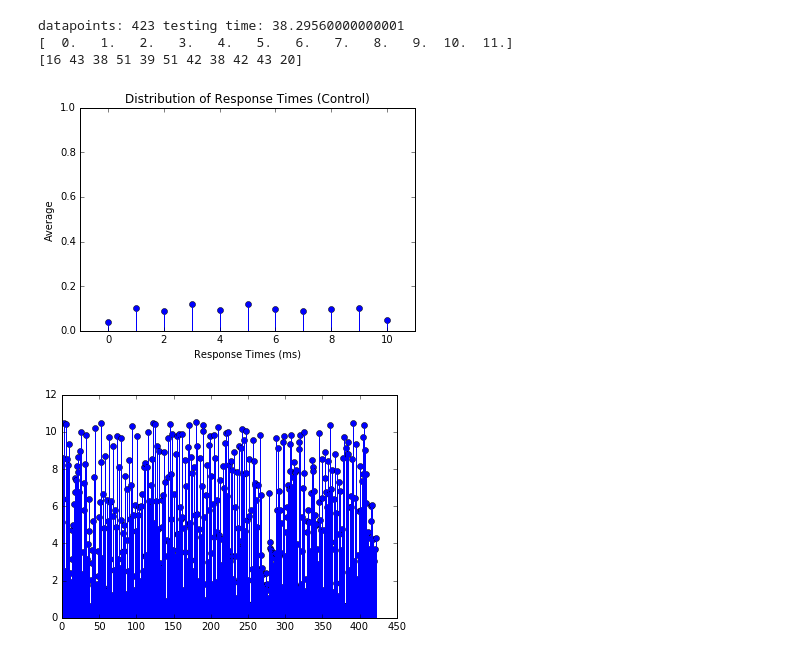
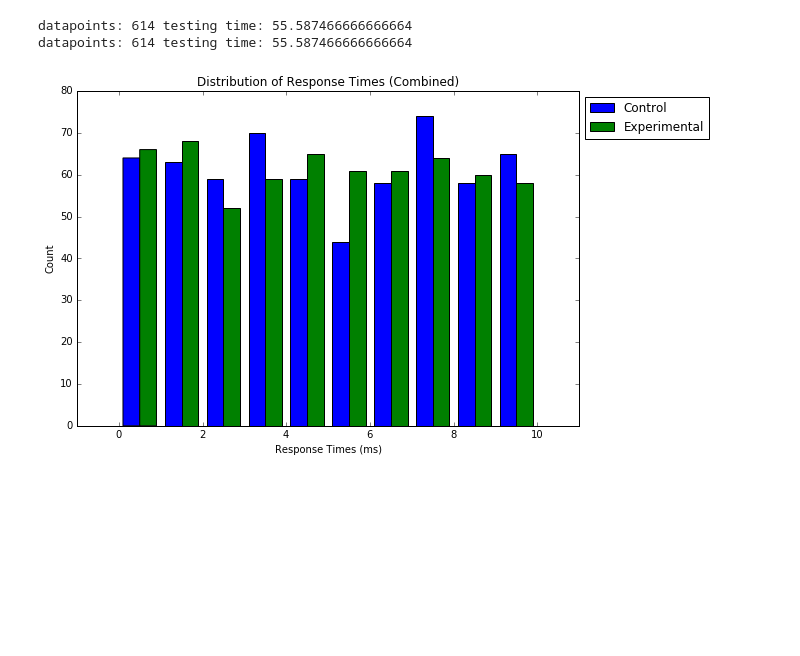
Before and after one commit to lab11/live-update, a Jupyter notebook: apps/plc_blink_test/out/analysis.ipynb, the cells around one changed output. Drawn from its saved outputs; the diff is of its cells as text; code cells hidden in the pictures; blank space fills up the shorter version.

```diff
--- a/apps/plc_blink_test/out/analysis.ipynb
+++ b/apps/plc_blink_test/out/analysis.ipynb
@@ -1,42 +6,45 @@
+# %%
+data1 = []
+with open("control_data.csv") as cdata:
+    for row in csv.reader(cdata, delimiter=','):
+        data1 += [float(d) for d in row]
+
+data2 = []
+with open("update_data.csv") as cdata:
+    for row in csv.reader(cdata, delimiter=','):
+        data2 += [float(d) for d in row]
 # %%
-%matplotlib inline
-import numpy as np
-import matplotlib.pyplot as plt
-import csv
-
-data = []
-with open("control_data.csv") as cdata:
-    for row in csv.reader(cdata, delimiter=','):
-        data += [float(d) for d in row]
-
 # Building Histogram
 
 bins = np.linspace(0.0, 11.0, 12)
 
-cnt = len(data)
-print("datapoints:", cnt, "testing time:", (cnt*5.432)/60)
-dhist, dbins = np.histogram(data, bins=bins)
-print(dbins)
-print(dhist)
+cnt1 = len(data1)
+print("datapoints:", cnt1, "testing time:", (cnt1*5.432)/60)
+dhist1, dbins1 = np.histogram(data1, bins=bins)
 
-dhist = [d/cnt for d in dhist]
+cnt2 = len(data2)
+print("datapoints:", cnt2, "testing time:", (cnt2*5.432)/60)
+dhist2, dbins2 = np.histogram(data2, bins=bins)
+# print(dbins2)
+# print(dhist2)
 
-fig, ax = plt.subplots(figsize=(6, 4))
-ax.stem(dbins[:-1], dhist, 'b', markerfmt='bo')
-ax.set_title("Distribution of Response Times (Control)")
+# dhist1 = [d/cnt for d in dhist1]
+# dhist2 = [d/cnt for d in dhist2]
+
+fig, ax = plt.subplots(figsize=(9, 6))
+ax.hist([data1, data2], dbins1, color='bg', label=["Control", "Experimental"])
+# ax.hist(data2, dbins2, color='g', label="Experimental")
+# ax.stem(dbins1[:-1], dhist1, 'b', markerfmt='bo', label="Control")
+# ax.stem(dbins2[:-1], dhist2, 'g', markerfmt='go', label="Experimental")
+ax.set_title("Distribution of Response Times (Combined)")
 ax.set_xlabel("Response Times (ms)")
 ax.set_xlim(left=-1, right=11)
-ax.set_ylabel("Average")
-ax.set_ylim(bottom=0, top=1)
+ax.set_ylabel("Count")
+# ax.set_ylim(bottom=0, top=1)
+
+ax.legend(bbox_to_anchor=(1.27,1))
 fig.show()
 # %% [output]
-datapoints: 423 testing time: 38.29560000000001
-[  0.   1.   2.   3.   4.   5.   6.   7.   8.   9.  10.  11.]
-[16 43 38 51 39 51 42 38 42 43 20]
+datapoints: 614 testing time: 55.587466666666664
+datapoints: 614 testing time: 55.587466666666664
-[figure, old version]
+[figure, new version]
-# %%
-fig, ax = plt.subplots(figsize=(6, 4))
-ax.stem(data)
-fig.show()
-# %% [output]
-[figure, removed]
```
Also changed, not shown: parts of 2 cells of this notebook, 16 other files.
